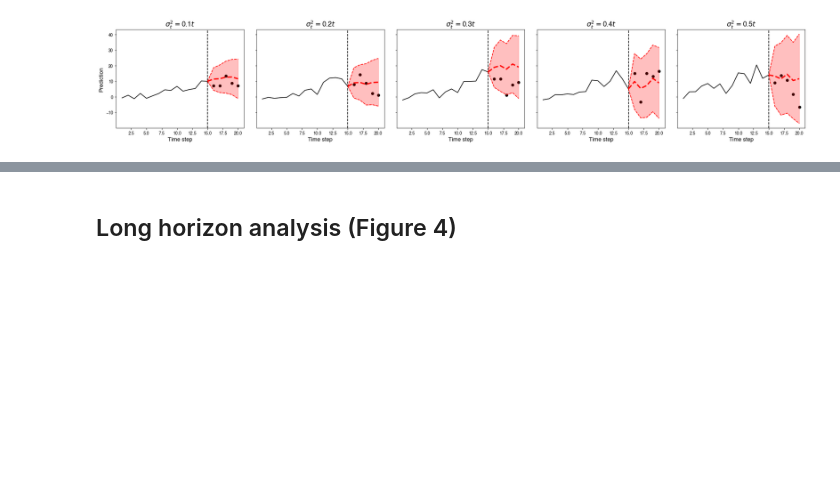
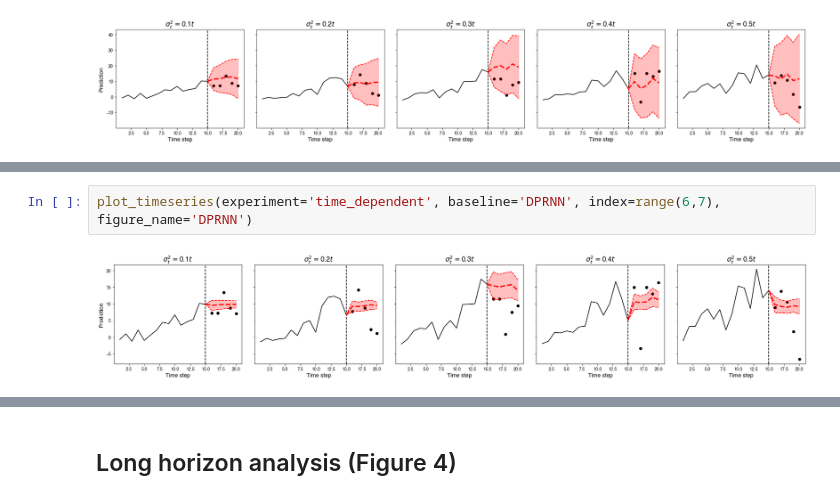
Before and after one commit to kamilest/conformal-rnn, a Jupyter notebook: synthetic.ipynb, the cells around one changed output, grey strips where cells are left out. Saved outputs shown, nothing was run; the diff lists cells and outputs as text; blank space fills up the shorter version.

```diff
--- a/synthetic.ipynb
+++ b/synthetic.ipynb
@@ -248,0 +304,4 @@ plot_timeseries(experiment='time_dependent', baseline='CFRNN', index=range(6,7),
+# %%
+plot_timeseries(experiment='time_dependent', baseline='DPRNN', index=range(6,7), figure_name='DPRNN')
+# %% [output]
+[figure, added]
```
Also changed, not shown: parts of 26 cells of this notebook, 5 other files.
